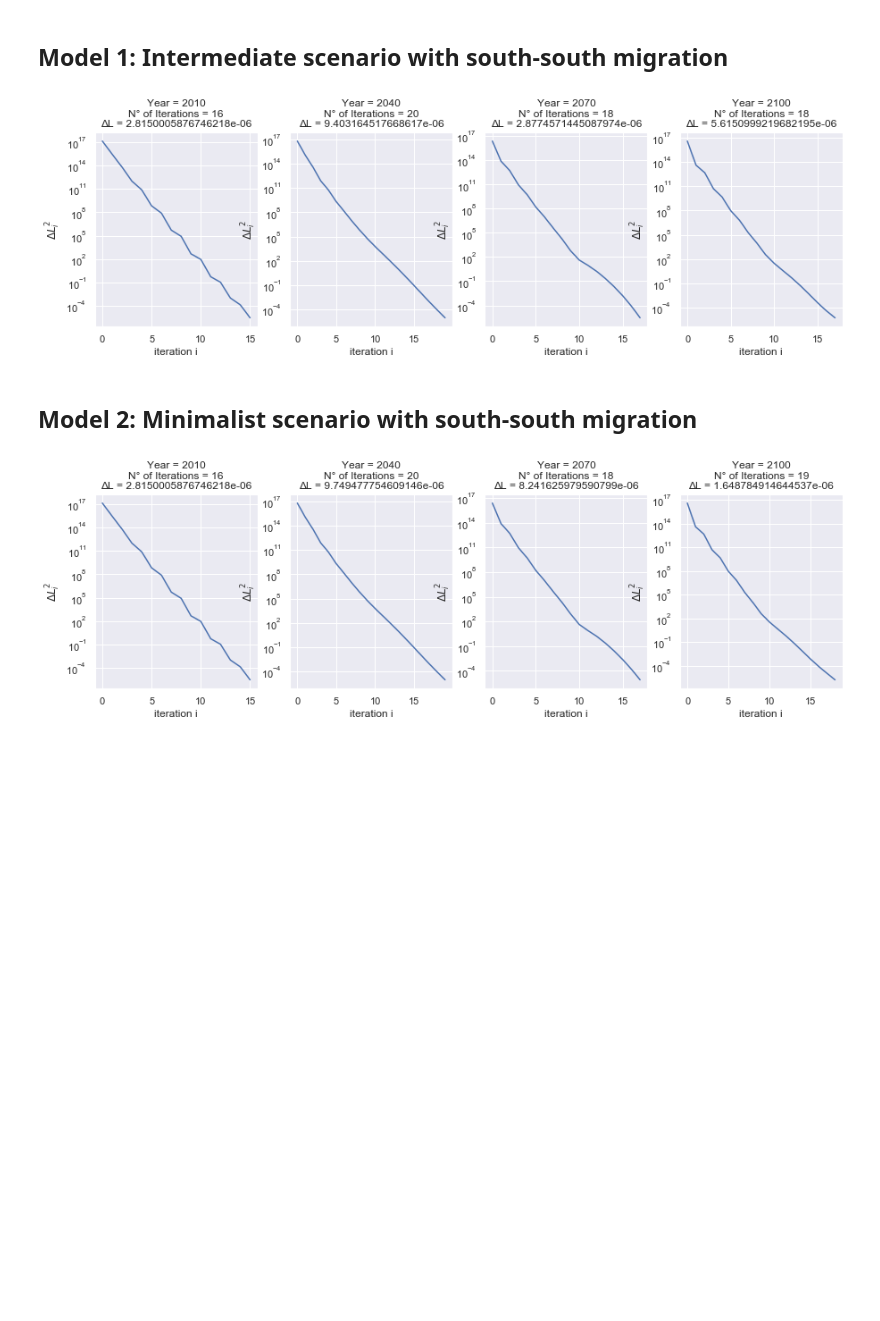
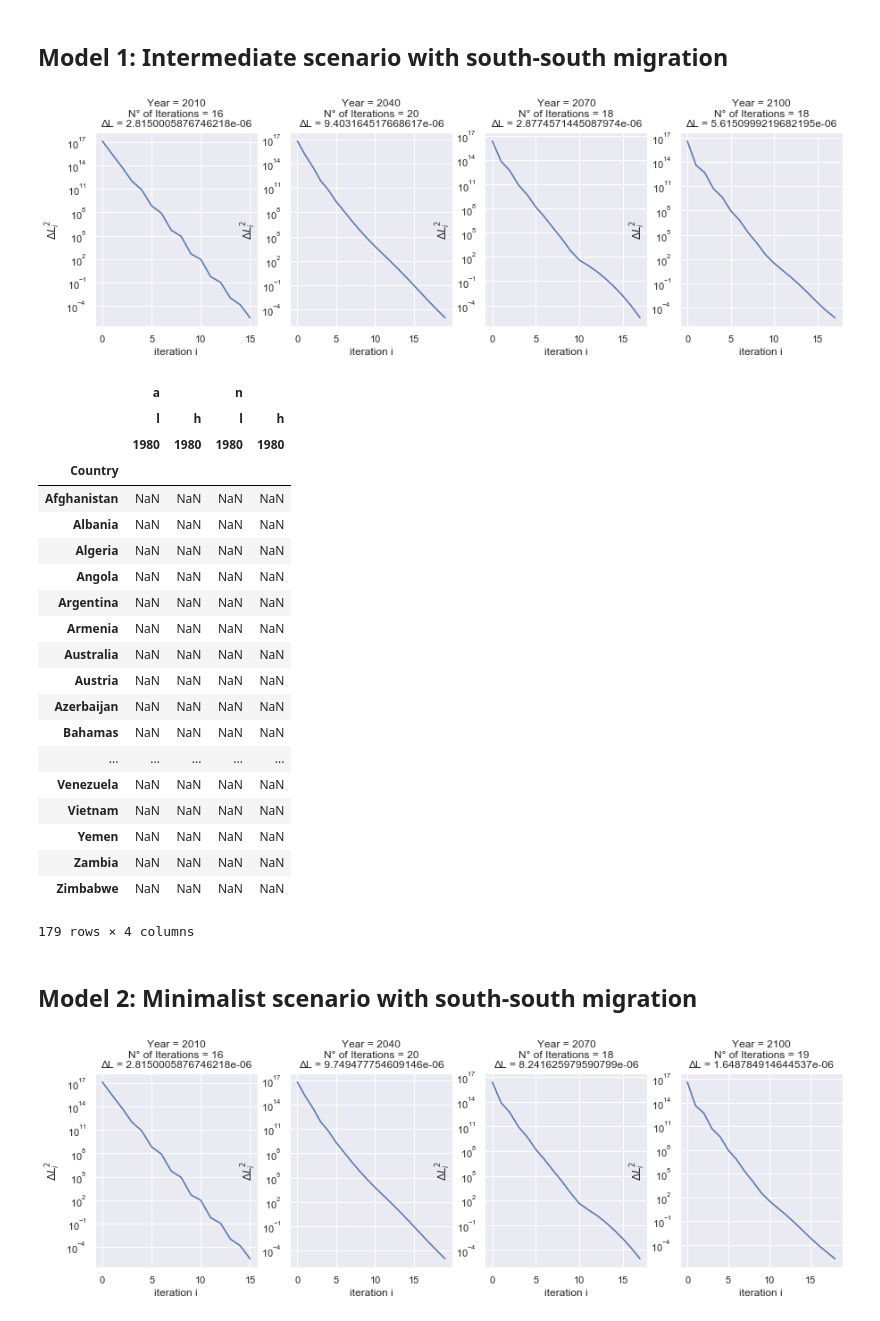
Before and after one commit to hscheewel/GeographyOfClimateMigration, a Jupyter notebook: model.ipynb, the cells around one changed output. Saved outputs shown, nothing was run; the diff lists cells and outputs as text; code cells hidden in the pictures; blank space fills up the shorter version.

```diff
--- a/model.ipynb
+++ b/model.ipynb
@@ -242,11 +242,11 @@ def calib_migcosts(self):
     t = 2010
 
     # Create empty dataframes for emigrant to stayer ratios, stayers and migrants
-    self.N = self.MidxDataFrame([R, S, [t]])
-    self.miF = self.MidxDataFrame([R, S, [t]])
-    self.Ms = self.MidxDataFrame([R, S, BB, [t]])
-    self.Mii = self.MidxDataFrame([R, S, BB, [t]])
-    self.MiF = self.MidxDataFrame([R, S, [t]])
+    self.N = self.MidxDataFrame([R, S, [t]],names=['r','s','t'])
+    self.miF = self.MidxDataFrame([R, S, [t]],names=['r','s','t'])
+    self.Ms = self.MidxDataFrame([R, S, B, [t]],names=['r','s','b','t'])
+    self.Mii = self.MidxDataFrame([R, S, B, [t]],names=['r','s','b','t'])
+    self.MiF = self.MidxDataFrame([R, S, [t]],names=['r','s','t'])
 
     for s in S:
         N_s_hat     = (self.L[('a',s,t)] + self.L[('n',s,t)]
@@ -292,7 +292,7 @@ def calib_migcosts(self):
         self.MiF[('a',s,t)]  = M_aF_s
         self.MiF[('n',s,t)]  = M_nF_s
 
-    self.mij = self.MidxDataFrame([R, S, [t], list(self.countries)])
+    self.mij = self.MidxDataFrame([R, S, [t], list(self.countries)],names=['r','s','t','Destination'])
 
     for r in R:
         for s in S:
@@ -305,8 +305,8 @@ def calib_migcosts(self):
     self.Γ__w = self.MidxDataFrame([R, [t]])
     self.Y = self.MidxDataFrame([R, [t]])
     self.w = self.MidxDataFrame([R, S, [t]])
-    self.c = self.MidxDataFrame([R, S, BB, [t]])
-    self.v = self.MidxDataFrame([R, S, BB, T])
+    self.c = self.MidxDataFrame([R, S, B, [t]])
+    self.v = self.MidxDataFrame([R, S, B, T])
     self.xii = self.MidxDataFrame([R, S])
     self.xij = self.MidxDataFrame([R, S, list(self.countries)])
 
@@ -995,3 +997,30 @@ m1.urbanization()
+# %%
+dim=[R,S,[1980]]
+value=np.nan
+pd.DataFrame(value, index=m1.countries,
+                    columns=pd.MultiIndex.from_product(dim,names=None))
+# %% [output]
+|  | a |  | n |  |
+|  | l | h | l | h |
+|  | 1980 | 1980 | 1980 | 1980 |
+| Country |  |  |  |  |
+| Afghanistan | NaN | NaN | NaN | NaN |
+| Albania | NaN | NaN | NaN | NaN |
+| Algeria | NaN | NaN | NaN | NaN |
+| Angola | NaN | NaN | NaN | NaN |
+| Argentina | NaN | NaN | NaN | NaN |
+| Armenia | NaN | NaN | NaN | NaN |
+| Australia | NaN | NaN | NaN | NaN |
+| Austria | NaN | NaN | NaN | NaN |
+| Azerbaijan | NaN | NaN | NaN | NaN |
+| Bahamas | NaN | NaN | NaN | NaN |
+| ... | ... | ... | ... | ... |
+| Venezuela | NaN | NaN | NaN | NaN |
+| Vietnam | NaN | NaN | NaN | NaN |
+| Yemen | NaN | NaN | NaN | NaN |
+| Zambia | NaN | NaN | NaN | NaN |
+| Zimbabwe | NaN | NaN | NaN | NaN |
+179 rows × 4 columns
 # %% [markdown]
 ## Model 2: Minimalist scenario with south-south migration
 # %%
```
Also changed, not shown: parts of 20 cells of this notebook.
